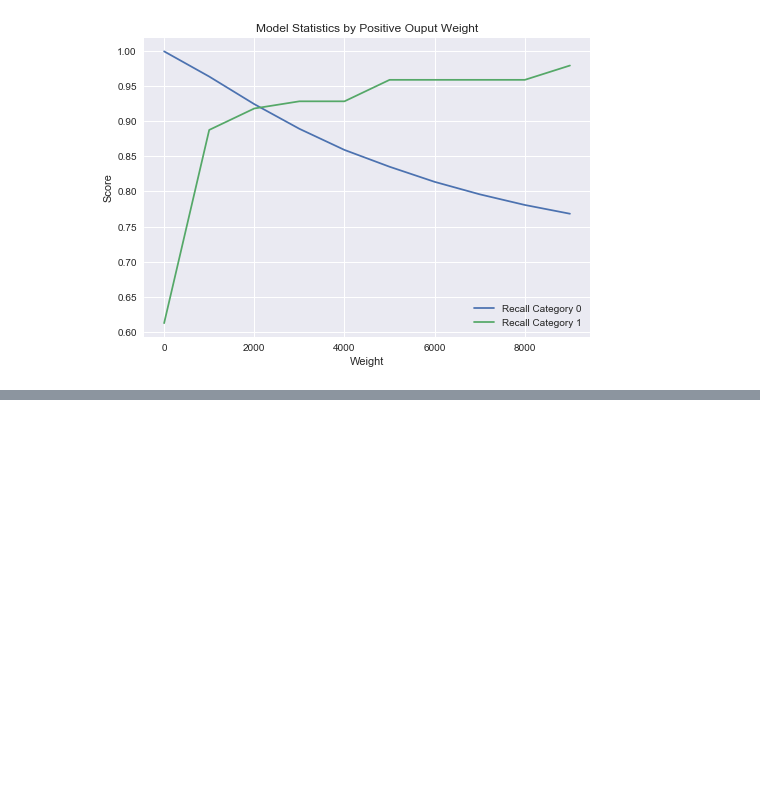
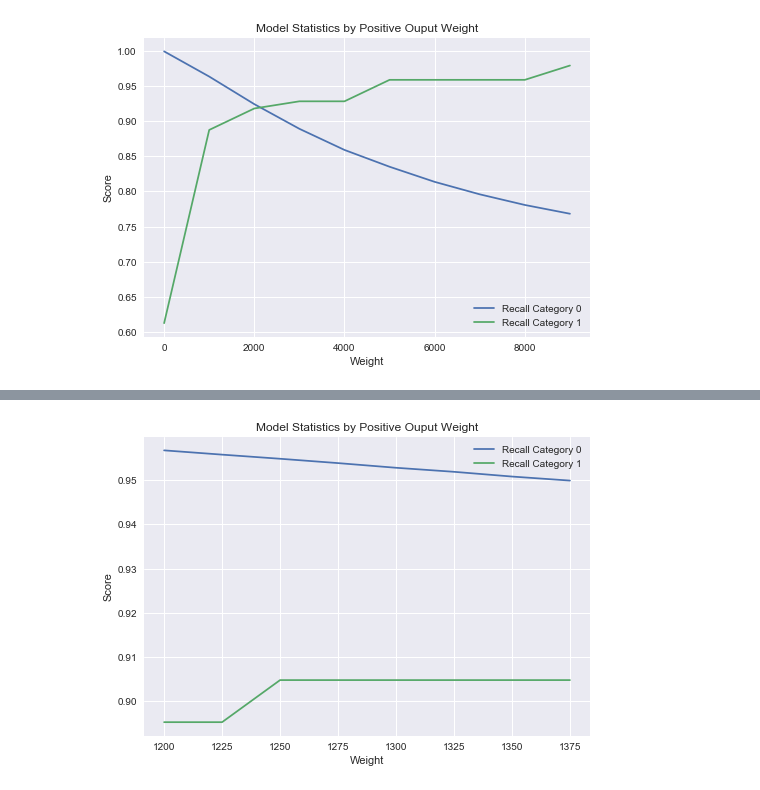
Before and after one commit to racanellij/word_embeddings, a Jupyter notebook: credit_card_fraud.ipynb, the cells around one changed output, grey strips where cells are left out. Saved outputs shown, nothing was run; the diff lists cells and outputs as text; code cells hidden in the pictures; blank space fills up the shorter version.

```diff
--- a/credit_card_fraud.ipynb
+++ b/credit_card_fraud.ipynb
@@ -308,7 +230,0 @@ Recall and F-score are ill-defined and being set to 0.0 in labels with no true s
-# %%
-clf = RandomForestClassifier()
-clf.fit(X_tr, Y_tr)
-predictions = clf.predict(X_te)
-plot_confusion_matrix(Y_te,predictions,['Legitimate','Fraud']).show()
-plt.close()
-predict_proba = clf.predict_proba(X_te)
@@ -332,7 +230,0 @@ plot_weights(RandomForestClassifier(),weights=np.arange(2.5, 3.5, .05), X_tr = X
-# %%
-clf = RandomForestClassifier(class_weight = {0:1.,1:2.8})
-clf.fit(X_tr, Y_tr)
-predictions = clf.predict(X_te)
-plot_confusion_matrix(Y_te,predictions,['Legitimate','Fraud']).show()
-plt.close()
-predict_proba = clf.predict_proba(X_te)
@@ -696,0 +231,4 @@ avg / total       1.00      1.00      1.00     56962
+# %%
+plot_weights(LogisticRegression(),weights = np.arange(1200, 1400, 25), X_tr = X_tr, Y_tr = Y_tr, X_te = X_te, Y_te = Y_te, recall = True)
+# %% [output]
+[figure, added]
```
Also changed, not shown: parts of 86 cells of this notebook, 1 other file.
